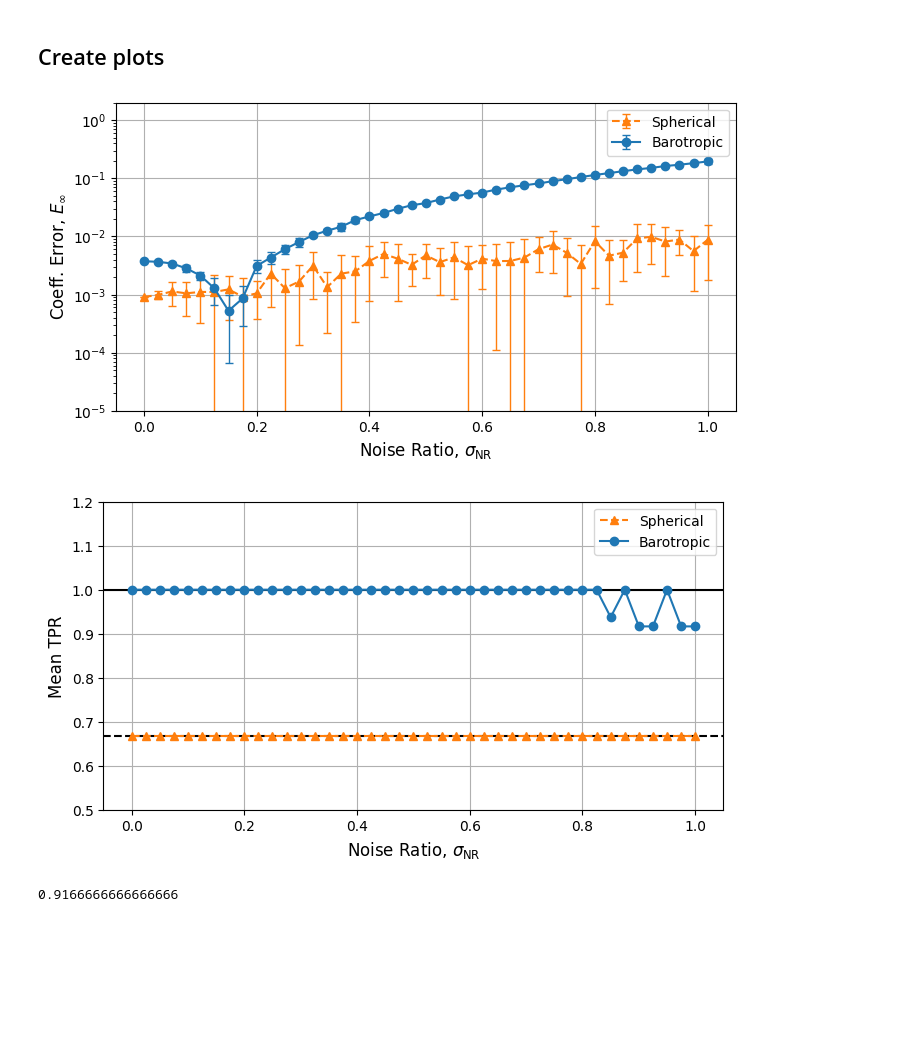
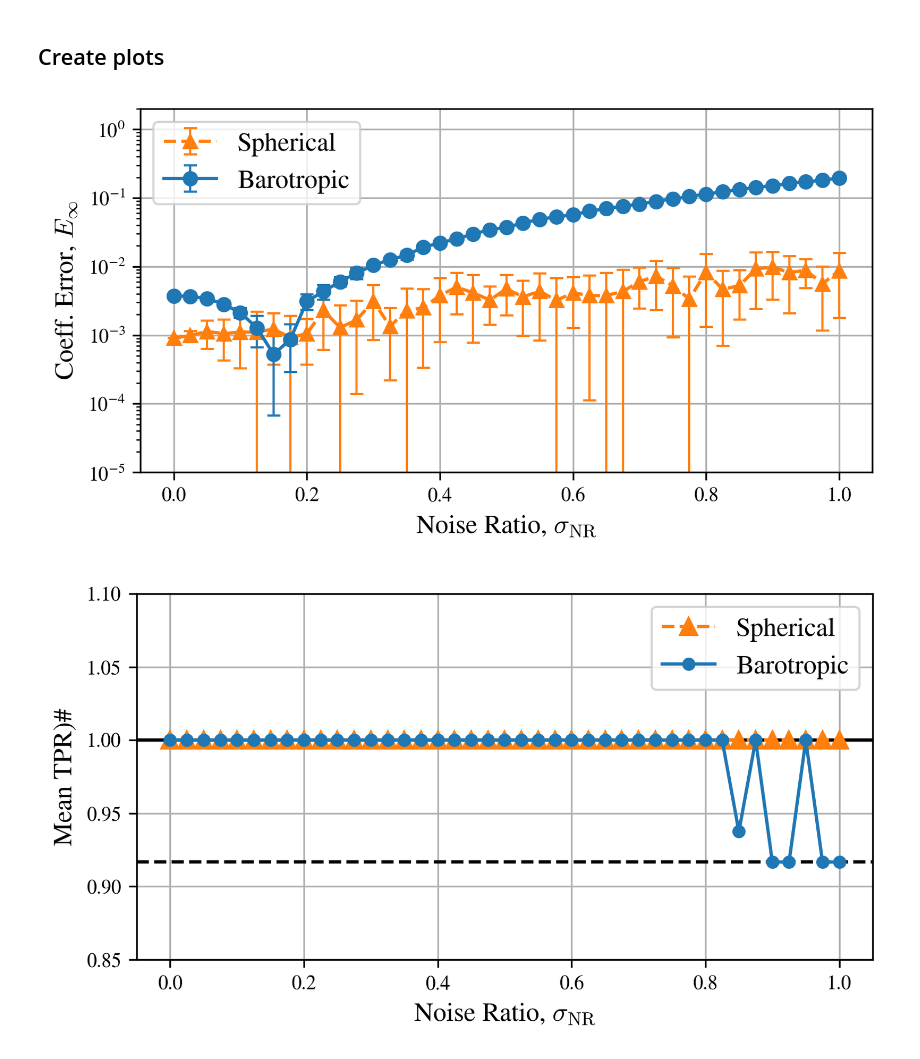
Before and after one commit to MathBioCU/WSINDy4Weather, a Jupyter notebook: coefficient_error_plots.ipynb, the cells around one changed output. Cells and saved outputs as stored; diff of their text form; code cells hidden in the pictures; blank space fills up the shorter version.

```diff
--- a/coefficient_error_plots.ipynb
+++ b/coefficient_error_plots.ipynb
@@ -3,2 +19,11 @@
+# %%
+# Plot settings
+plt.rcParams['mathtext.fontset'] = 'cm'
+plt.rcParams['font.family'] = 'STIXGeneral'
+plt.rcParams['font.size'] = 12
+plt.rcParams['figure.dpi'] = 300
+
+matplotlib.rc('xtick', labelsize=9, direction='out')
+matplotlib.rc('ytick', labelsize=9, direction='out')
 # %% [markdown]
 ##Import data
@@ -102,7 +112,7 @@ result1['std'] = np.sqrt(result1['var'])
 result2['std'] = np.sqrt(result2['var'])
 
 # Plot
-plt.figure(figsize=(8, 4))
+plt.figure(figsize=(6, 3))
 plt.errorbar(0.025 * result2['Sigma'],
              result2['mean'],
              yerr=result2['std'],
@@ -123,15 +133,15 @@ plt.errorbar(0.025 * result1['Sigma'],
              capsize=3,
              linestyle='-',
              label='Barotropic')
-plt.xlabel('Noise Ratio, $\\sigma_{\\rm{NR}}$', fontsize=12)
-plt.ylabel('Coeff. Error, $E_{\infty}$', fontsize=12)
+plt.xlabel('Noise Ratio, $\\sigma_{\\rm{NR}}$')#, fontsize=12)
+plt.ylabel('Coeff. Error, $E_{\infty}$')#, fontsize=12)
 plt.legend()
 plt.yscale('log')
 plt.ylim(1e-5,2)
 plt.grid(True)
 plt.show()
 # %% [output]
-[figure, old version]
+[figure, new version]
 # %%
 import matplotlib.pyplot as plt
 import numpy as np
@@ -143,41 +153,40 @@ result2 = spherical_df.groupby('Sigma')['TPR'].agg(['mean','var']).reset_index()
 # Add standard deviation (square root of variance) as the error
 result1['std'] = np.sqrt(result1['var'])
 result2['std'] = np.sqrt(result2['var'])
 
 # Plot
-plt.figure(figsize=(8, 4))
+plt.figure(figsize=(6, 3))
 plt.errorbar(0.025 * result2['Sigma'],
-             result2['mean'],
+             result2['mean']+1/3, # Account for numerical stability term
              #yerr=result2['std'],
              fmt='^',
              #ecolor='blue',
              color = 'tab:orange',
              elinewidth=1,
              capsize=3,
              linestyle='--',
+             markersize=7.5,
              label='Spherical')
 plt.errorbar(0.025 * result1['Sigma'],
              result1['mean'],
              #yerr=result1['std'],
              fmt='o',
              #ecolor='blue',
              #color = 'blue',
              elinewidth=1,
              capsize=3,
              linestyle='-',
+             markersize=5,
              label='Barotropic')
-plt.xlabel('Noise Ratio, $\\sigma_{\\rm{NR}}$', fontsize=12)
-plt.ylabel('Mean TPR', fontsize=12)
+plt.xlabel('Noise Ratio, $\\sigma_{\\rm{NR}}$')#, fontsize=12)
+plt.ylabel('Mean TPR)#', fontsize=12)
 plt.legend()
 #plt.yscale('log')
-plt.ylim(0.5,1.2)
+plt.ylim(0.85,1.1)
 plt.axhline(y=1,xmin=0,xmax=1,color='k',ls='-')
-plt.axhline(y=2/3,xmin=0,xmax=1,color='k',ls='--')
+plt.axhline(y=(result1['mean']).min(),xmin=0,xmax=1,color='k',ls='--')
+#plt.axhline(y=2/3,xmin=0,xmax=1,color='k',ls='--')
 plt.grid(True)
 plt.show()
 # %% [output]
-[figure, old version]
+[figure, new version]
-# %%
-(result1['mean']).min()
-# %% [output]
-0.9166666666666666
```
Also changed, not shown: parts of 5 cells of this notebook.
